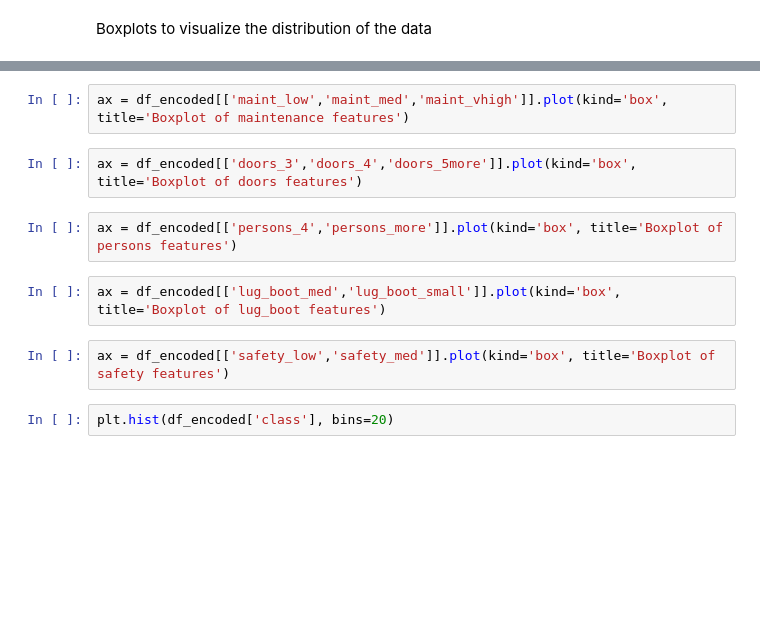
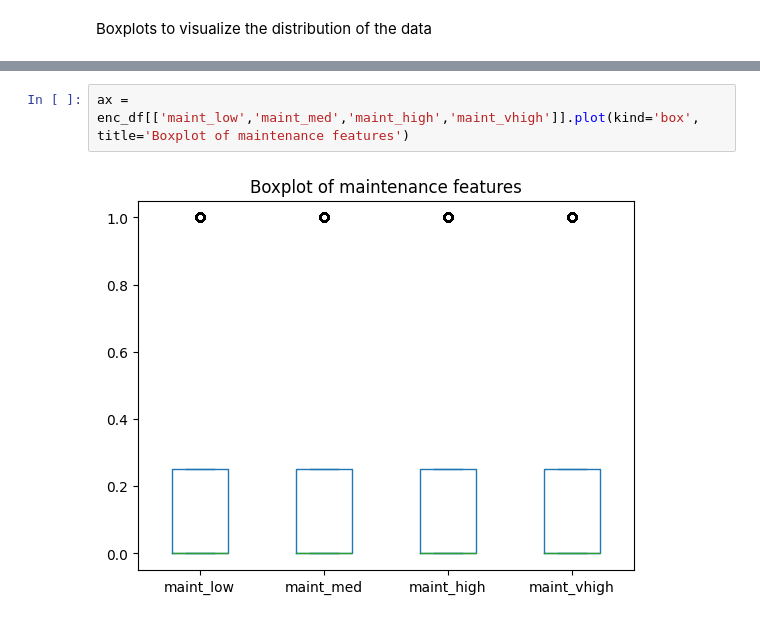
Before and after one commit to amirabaraya/Topics-in-Intelligent-Systems, a Jupyter notebook: car_evaluation.ipynb, the cells around one changed output, grey strips where cells are left out. Cells and saved outputs as stored; diff of their text form; blank space fills up the shorter version.

```diff
--- a/car_evaluation.ipynb
+++ b/car_evaluation.ipynb
@@ -242,12 +196,4 @@ plt.show()
 # %%
-ax = df_encoded[['maint_low','maint_med','maint_vhigh']].plot(kind='box', title='Boxplot of maintenance features')
+ax = enc_df[['maint_low','maint_med','maint_high','maint_vhigh']].plot(kind='box', title='Boxplot of maintenance features')
+# %% [output]
+[figure, added]
-# %%
-ax = df_encoded[['doors_3','doors_4','doors_5more']].plot(kind='box', title='Boxplot of doors features')
-# %%
-ax = df_encoded[['persons_4','persons_more']].plot(kind='box', title='Boxplot of persons features')
-# %%
-ax = df_encoded[['lug_boot_med','lug_boot_small']].plot(kind='box', title='Boxplot of lug_boot features')
-# %%
-ax = df_encoded[['safety_low','safety_med']].plot(kind='box', title='Boxplot of safety features')
-# %%
-plt.hist(df_encoded['class'], bins=20)
```
Also changed, not shown: parts of 33 cells of this notebook.
